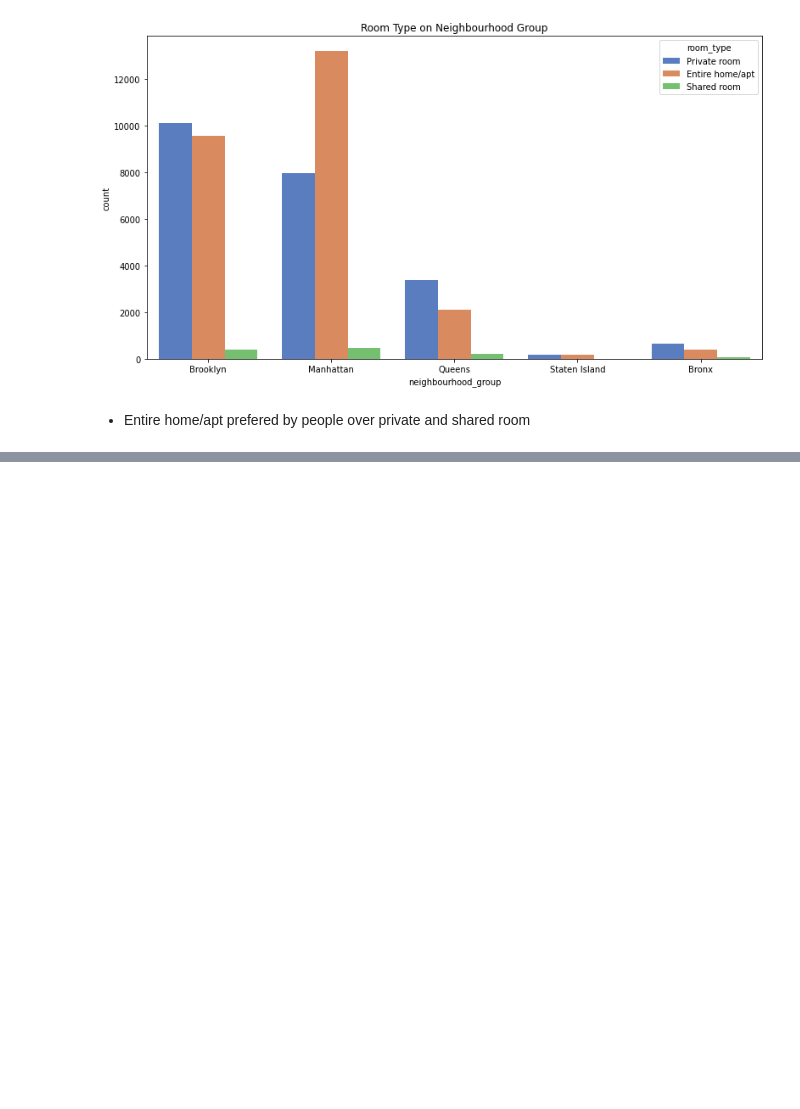
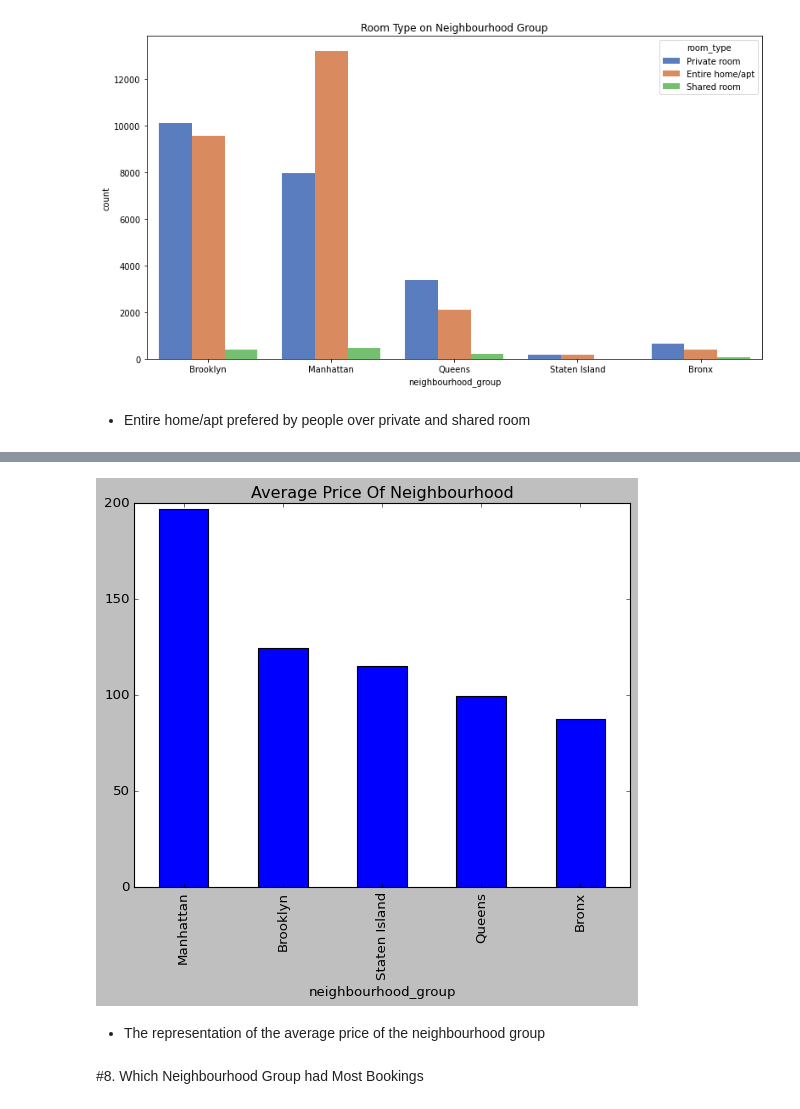
Before and after one commit to yashwany/EDA-Capstone-Project-on-Airbnb, a Jupyter notebook: EDA_Capstone_Project_on_Airbnb.ipynb, the cells around one changed output, grey strips where cells are left out. Cells and saved outputs as stored; diff of their text form; code cells hidden in the pictures; blank space fills up the shorter version.

```diff
--- a/EDA_Capstone_Project_on_Airbnb.ipynb
+++ b/EDA_Capstone_Project_on_Airbnb.ipynb
@@ -537,0 +540,4 @@ plt.show()
+# %%
+# Getting the average of nighbourhood group
+d = df.groupby('neighbourhood_group')['price'].mean().sort_values(ascending=False)
+d
@@ -537,0 +552,11 @@ plt.show()
+# %%
+# Create the Bar Graph
+c1=d.plot(kind='bar', title = 'Average Price Of Neighbourhood')
+# %% [output]
+[figure, added]
+# %% [markdown]
+
+
+*   The representation of the average price of the neighbourhood group
+# %% [markdown]
+#8. Which Neighbourhood Group had Most Bookings
```
Also changed, not shown: parts of 14 cells of this notebook.
